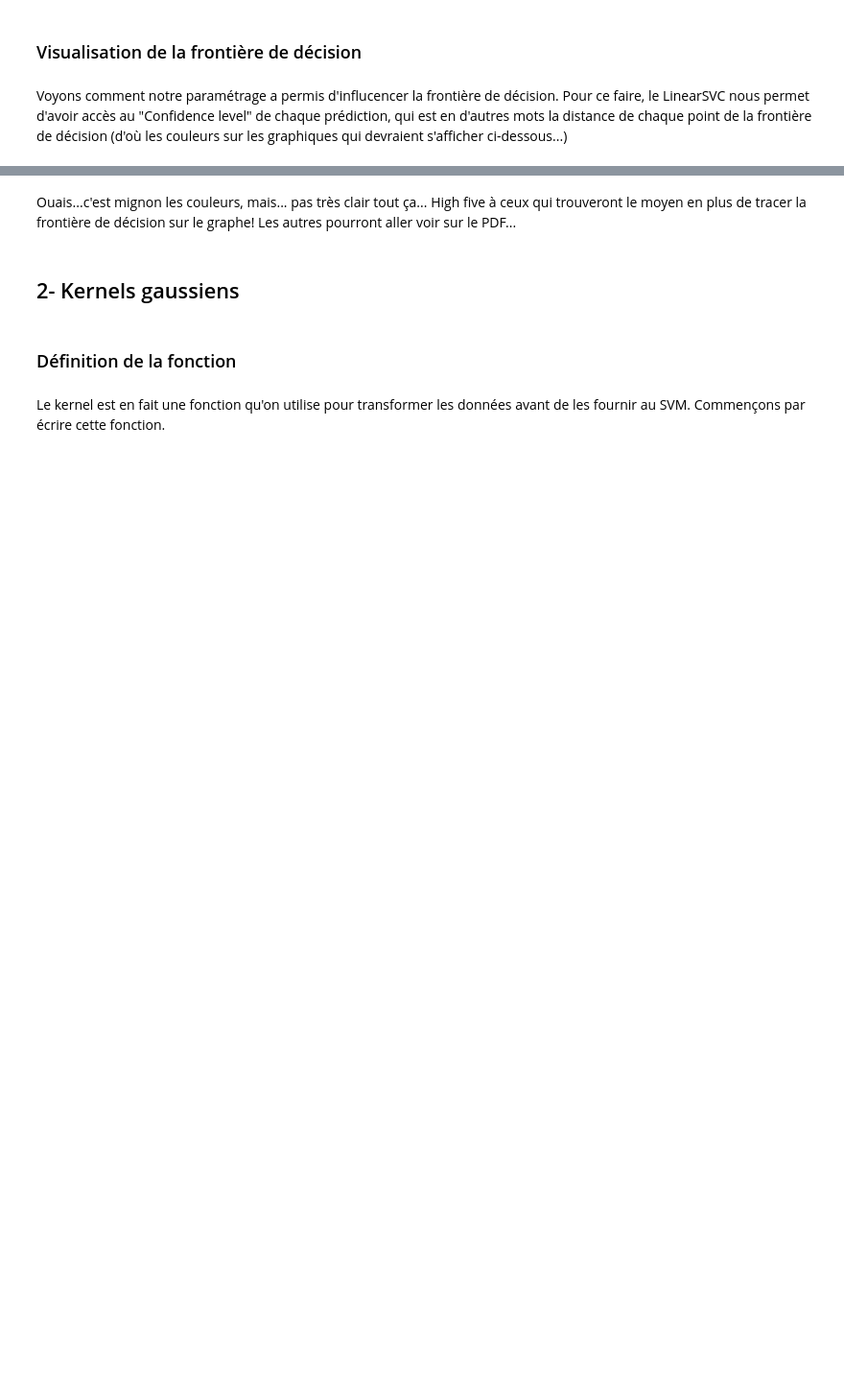
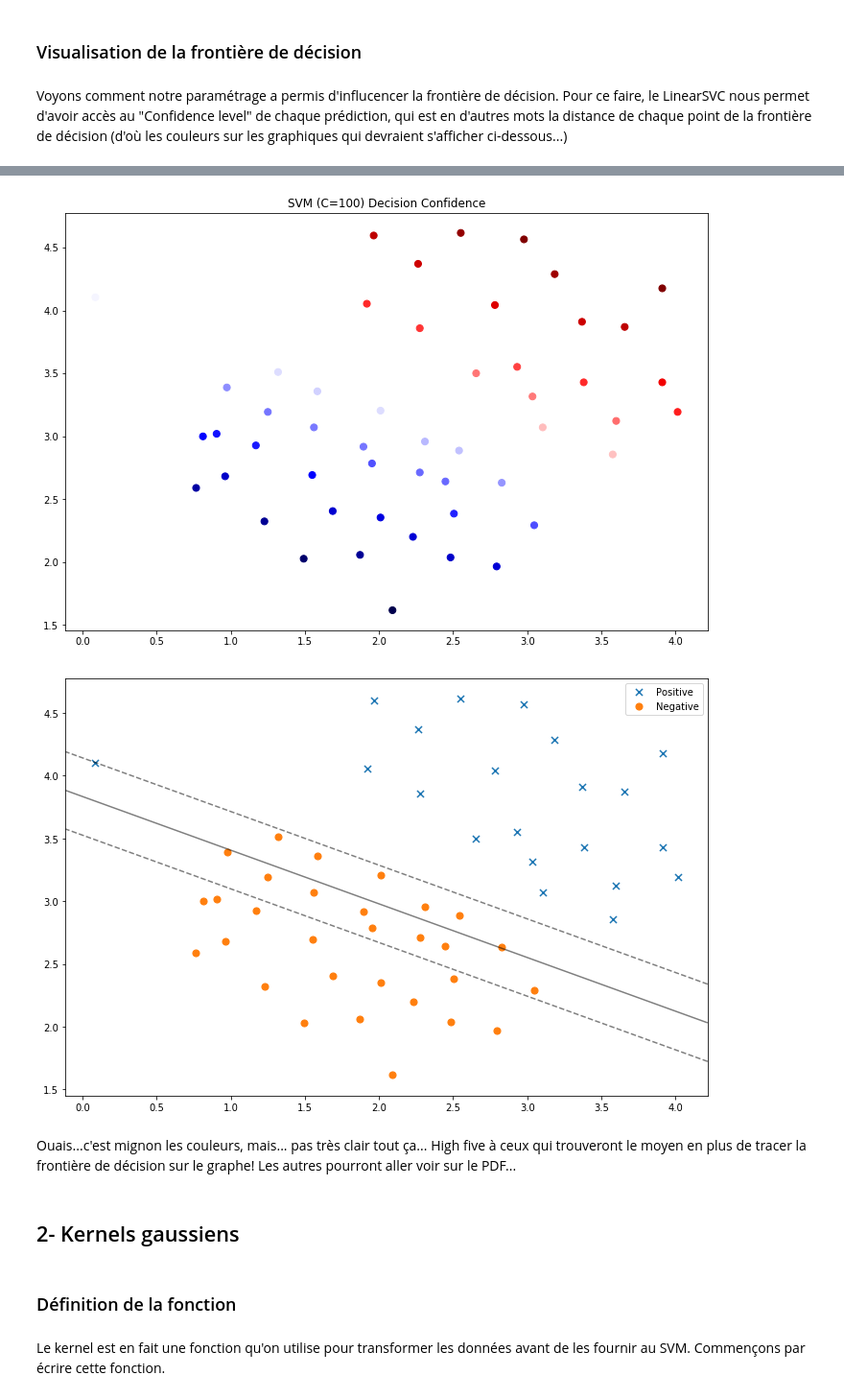
Before and after one commit to spajeo/atelier-machine-learning, a Jupyter notebook: SVM/Semaine4-exercices.ipynb, the cells around one changed output, grey strips where cells are left out. Shown: that part at 96% size. Drawn from its saved outputs; the diff is of its cells as text; code cells hidden in the pictures; blank space fills up the shorter version.

```diff
--- a/SVM/Semaine4-exercices.ipynb
+++ b/SVM/Semaine4-exercices.ipynb
@@ -192,2 +172,7 @@ SyntaxError: invalid syntax (<ipython-input-86-03e4d1eef919>, line 1)
+# %%
+svc2 = svm.LinearSVC(C=100, loss='hinge', max_iter=1000)
 # %% [markdown]
 Mesurez son exactitude. Est-elle de 100% maintenant?
+# %%
+svc2.fit(data[['X1', 'X2']], data['y'])
+svc2.score(data[['X1', 'X2']], data['y'])
@@ -210,3 +194,41 @@ ax.set_title('SVM (C=100) Decision Confidence')
+# %%
+data['SVM 2 Confidence'] = svc2.decision_function(data[['X1', 'X2']])
+
+fig, ax = plt.subplots(figsize=(12,8))
+ax.scatter(data['X1'], data['X2'], s=50, c=data['SVM 2 Confidence'], cmap='seismic')
+ax.set_title('SVM (C=100) Decision Confidence')
+
+
+fig, ax = plt.subplots(figsize=(12,8))
+
+ax.scatter(positive['X1'], positive['X2'], s=50, marker='x', label='Positive')
+ax.scatter(negative['X1'], negative['X2'], s=50, marker='o', label='Negative')
+
+#recupere les 3 linears limits
+# ax = plt.gca()
+# xlim = ax.get_xlim()
+# ylim = ax.get_ylim()
+
+# ax.scatter(svc2.support_vectors_[:, 0], svc2.support_vectors_[:, 1], s=100,
+#            linewidth=1, facecolors='none')
+
+
+# create grid to evaluate model
+xx = np.linspace(xlim[0], xlim[1], 30)
+yy = np.linspace(ylim[0], ylim[1], 30)
+YY, XX = np.meshgrid(yy, xx)
+xy = np.vstack([XX.ravel(), YY.ravel()]).T
+Z = svc2.decision_function(xy).reshape(XX.shape)
+
+# plot decision boundary and margins
+ax.contour(XX, YY, Z, colors='k', levels=[-1, 0, 1], alpha=0.5,
+           linestyles=['--', '-', '--'])
+
+ax.legend()
+plt.show()
+# %% [output]
+[figure, added]
+[figure, added]
 # %% [markdown]
 Ouais...c'est mignon les couleurs, mais... pas très clair tout ça...
 High five à ceux qui trouveront le moyen en plus de tracer la frontière de décision sur le graphe!
```
Also changed, not shown: parts of 12 cells of this notebook.
